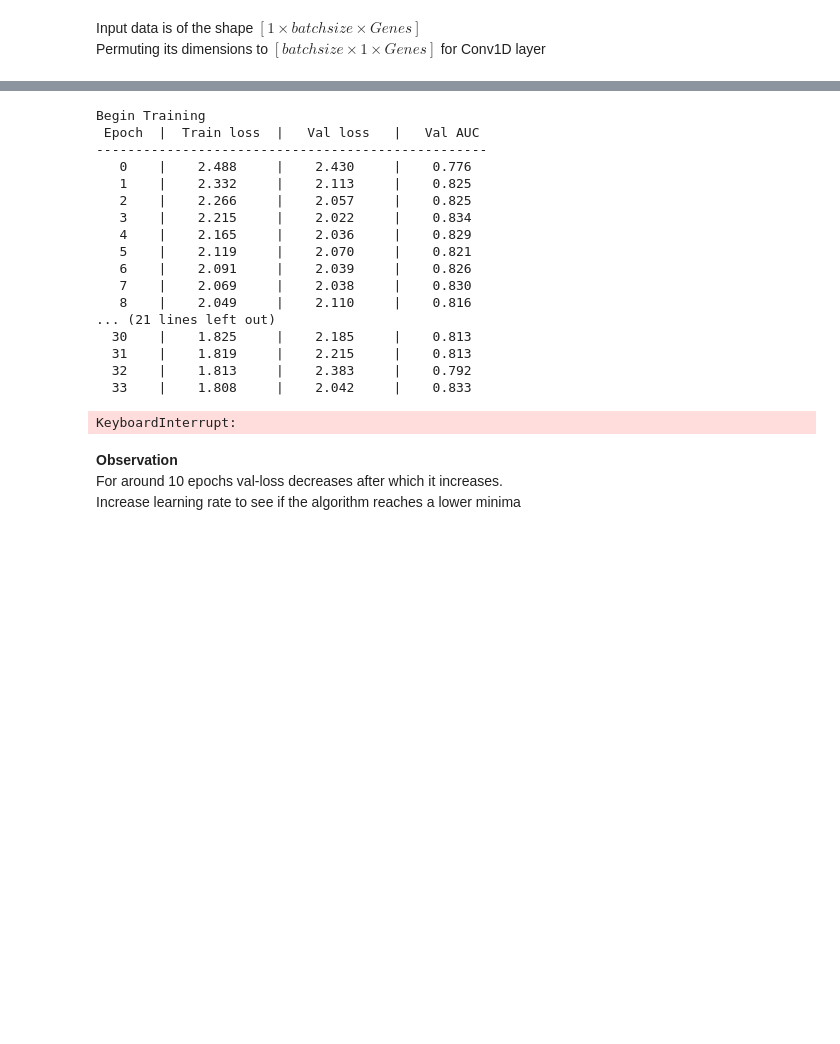
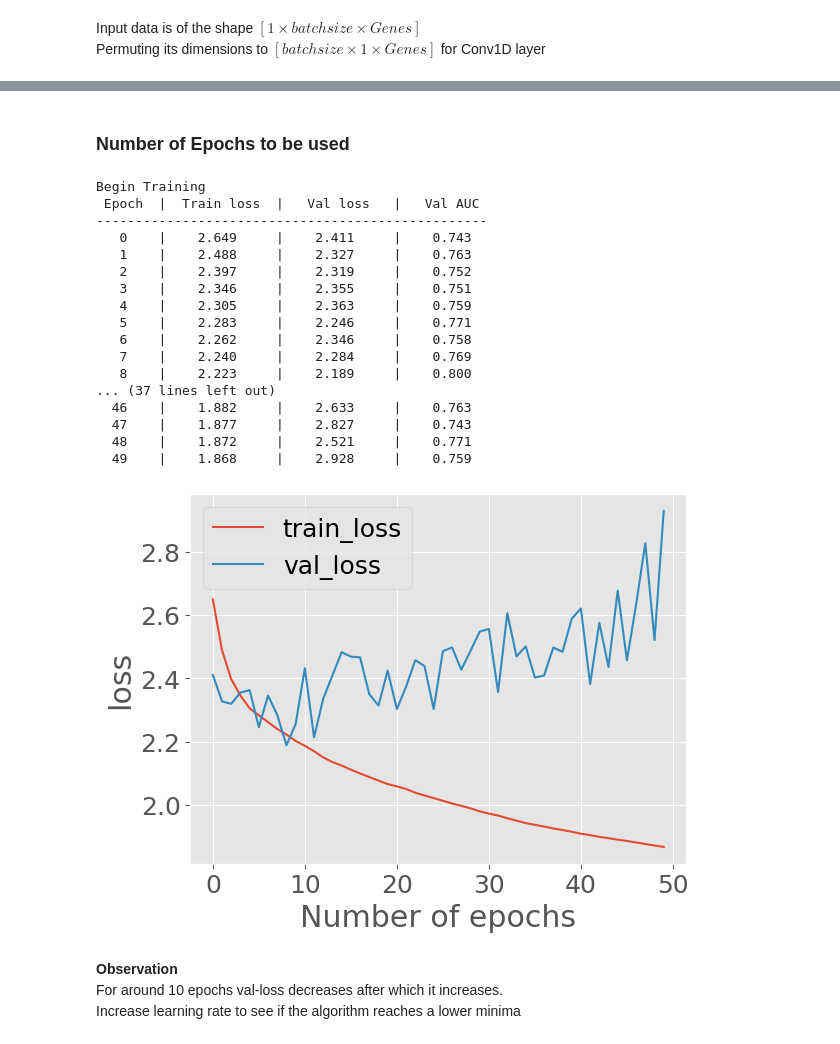
Before and after one commit to VinylBr/DeepLearningvsML_TBResistancePrediction, a Jupyter notebook: Project_184026002.ipynb, the cells around one changed output, grey strips where cells are left out. Saved outputs shown, nothing was run; the diff lists cells and outputs as text; code cells hidden in the pictures; blank space fills up the shorter version.

```diff
--- a/Project_184026002.ipynb
+++ b/Project_184026002.ipynb
@@ -1595,31 +1761,33 @@ Begin Training
+# %% [markdown]
+### Number of Epochs to be used
 # %%
-cnn = cnn_genome(num_filter = 20, filter_size = 100)
+cnn = cnn_test(num_filter = 20, filter_size = 100)
 cnn.to(device)
 pos_weight = torch.tensor(sum(1-y_train)/sum(y_train)).to(device)
 criterion = nn.BCELoss(weight = pos_weight)
 optimizer = optim.Adam(cnn.parameters(), lr = 0.01)
 auc_roc = AUROC(task = "binary")
 n_epochs = 50
 best_val_score = model_fit(cnn, dataloader_train, dataloader_val, optimizer, criterion, auc_roc, n_epochs, plot = True, verbose = True)
 # %% [output]
 Begin Training
  Epoch  |  Train loss  |   Val loss   |   Val AUC
 --------------------------------------------------
-   0    |    2.488     |    2.430     |    0.776
-   1    |    2.332     |    2.113     |    0.825
-   2    |    2.266     |    2.057     |    0.825
-   3    |    2.215     |    2.022     |    0.834
-   4    |    2.165     |    2.036     |    0.829
-   5    |    2.119     |    2.070     |    0.821
-   6    |    2.091     |    2.039     |    0.826
-   7    |    2.069     |    2.038     |    0.830
-   8    |    2.049     |    2.110     |    0.816
-... (21 lines left out)
-  30    |    1.825     |    2.185     |    0.813
-  31    |    1.819     |    2.215     |    0.813
-  32    |    1.813     |    2.383     |    0.792
-  33    |    1.808     |    2.042     |    0.833
+   0    |    2.649     |    2.411     |    0.743
+   1    |    2.488     |    2.327     |    0.763
+   2    |    2.397     |    2.319     |    0.752
+   3    |    2.346     |    2.355     |    0.751
+   4    |    2.305     |    2.363     |    0.759
+   5    |    2.283     |    2.246     |    0.771
+   6    |    2.262     |    2.346     |    0.758
+   7    |    2.240     |    2.284     |    0.769
+   8    |    2.223     |    2.189     |    0.800
+... (37 lines left out)
+  46    |    1.882     |    2.633     |    0.763
+  47    |    1.877     |    2.827     |    0.743
+  48    |    1.872     |    2.521     |    0.771
+  49    |    1.868     |    2.928     |    0.759
-KeyboardInterrupt:
+[figure, added]
 # %% [markdown]
 **Observation** <br>
 For around 10 epochs val-loss decreases after which it increases. <br>
```
Also changed, not shown: parts of 122 cells of this notebook.
